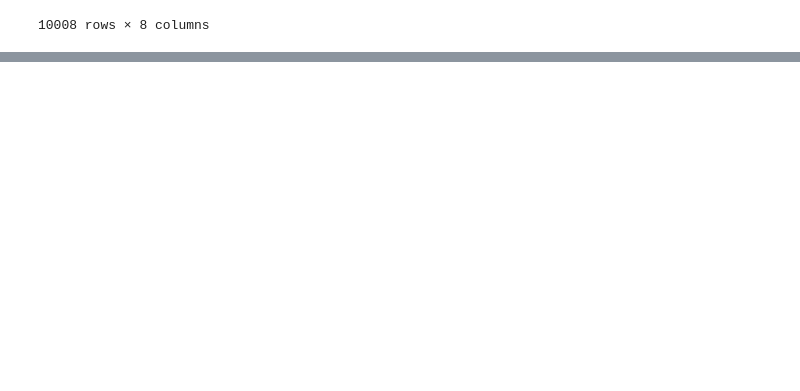
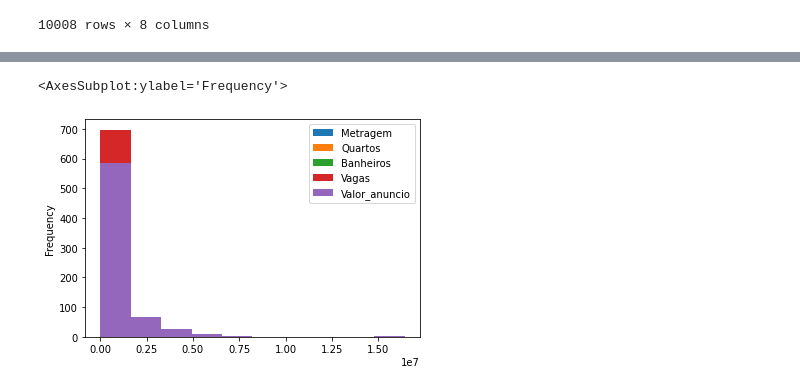
Before and after one commit to Rafael-Eiji/ImersaoDados, a Jupyter notebook: imersaodados.ipynb, the cells around one changed output, grey strips where cells are left out. Drawn from its saved outputs; the diff is of its cells as text; code cells hidden in the pictures; blank space fills up the shorter version.

```diff
--- a/imersaodados.ipynb
+++ b/imersaodados.ipynb
@@ -158,0 +263,4 @@ teste = dados.groupby('Bairro')
+# %%
+#Adiciona os valores na tabela
+dados[['Moeda', 'Valor_anuncio', 'Tipo_anuncio']] = dados['Valor'].str.split(expand = True)
+dados
@@ -158,0 +281,4 @@ teste = dados.groupby('Bairro')
+# %%
+#Filtra apenas pelos dados que não são alugueis
+dados_vendas = dados[dados['Tipo_anuncio'].isnull()]
+dados_vendas
@@ -158,0 +324,2 @@ teste = dados.groupby('Bairro')
+# %%
+dados_vendas["Valor_anuncio"] = dados_vendas["Valor_anuncio"].str.replace(".", "").astype('float64')
@@ -158,0 +348,5 @@ teste = dados.groupby('Bairro')
+# %%
+dados_vendas.groupby('Bairro').mean().plot.hist()
+# %% [output]
+<AxesSubplot:ylabel='Frequency'>
+[figure, added]
```
Also changed, not shown: parts of 32 cells of this notebook, 1 other file.
